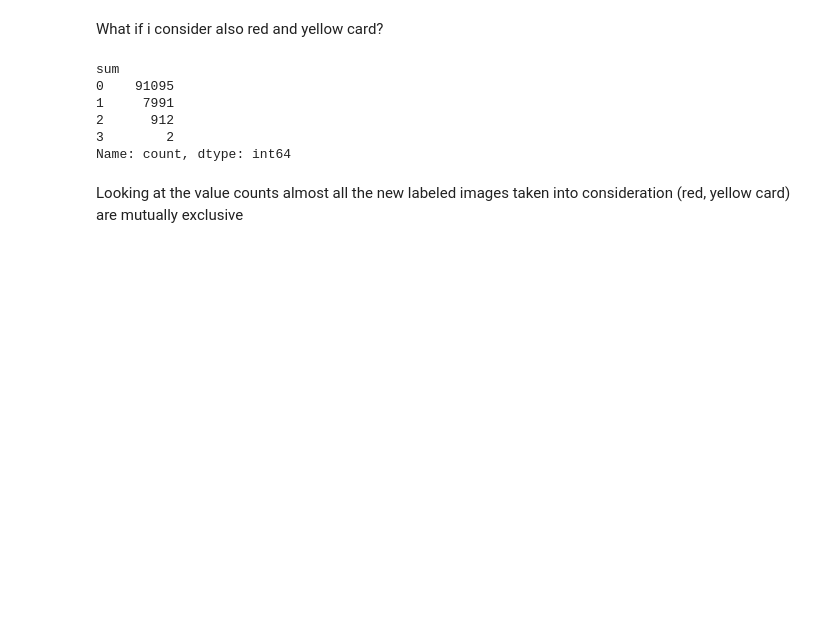
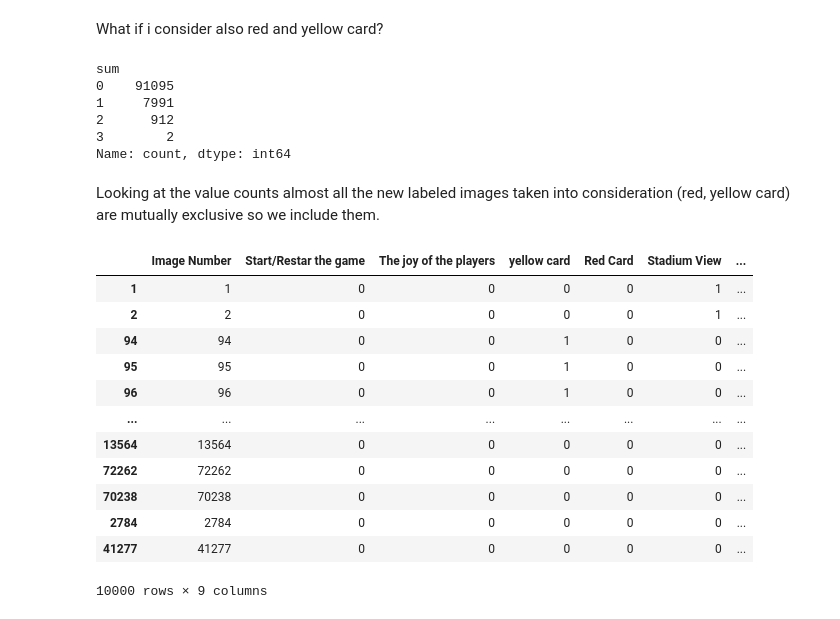
Before and after one commit to beatricecitterio/cv-project, a Jupyter notebook: data_loading.ipynb, the cells around one changed output. Cells and saved outputs as stored; diff of their text form; code cells hidden in the pictures; blank space fills up the shorter version.

```diff
--- a/data_loading.ipynb
+++ b/data_loading.ipynb
@@ -226,11 +226,11 @@ Name: count, dtype: int64
 What if i consider also red and yellow card?
 # %%
 # drop some columns
-subset2 = labels_df.drop(columns=['Gate ', 'Ball', 'referee Image'])
+subset3 = labels_df.drop(columns=['Gate ', 'Ball', 'referee Image'])
 # %%
 # add a column to subset with the sum of the values in the other columns
-subset2['sum'] = subset2.sum(axis=1)
-subset2['sum'].value_counts()
+subset3['sum'] = subset3.sum(axis=1)
+subset3['sum'].value_counts()
 # %% [output]
 sum
 0    91095
@@ -239,4 +239,4 @@ sum
 3        2
 Name: count, dtype: int64
 # %% [markdown]
-Looking at the value counts almost all the new labeled images taken into consideration (red, yellow card) are mutually exclusive
+Looking at the value counts almost all the new labeled images taken into consideration (red, yellow card) are mutually exclusive so we include them.
@@ -242,0 +251,21 @@ Looking at the value counts almost all the new labeled images taken into conside
+# %%
+mutually_exclusive = pd.concat([mutually_exclusive, no_label_sample], ignore_index=False)
+# create a new column from the index
+mutually_exclusive['Image Number'] = mutually_exclusive.index
+# I want it to be the first column
+mutually_exclusive = mutually_exclusive[['Image Number'] + [col for col in mutually_exclusive.columns if col != 'Image Number']]
+mutually_exclusive
+# %% [output]
+|  | Image Number | Start/Restar the game | The joy of the players | yellow card | Red Card | Stadium View | ... |
+| 1 | 1 | 0 | 0 | 0 | 0 | 1 | ... |
+| 2 | 2 | 0 | 0 | 0 | 0 | 1 | ... |
+| 94 | 94 | 0 | 0 | 1 | 0 | 0 | ... |
+| 95 | 95 | 0 | 0 | 1 | 0 | 0 | ... |
+| 96 | 96 | 0 | 0 | 1 | 0 | 0 | ... |
+| ... | ... | ... | ... | ... | ... | ... | ... |
+| 13564 | 13564 | 0 | 0 | 0 | 0 | 0 | ... |
+| 72262 | 72262 | 0 | 0 | 0 | 0 | 0 | ... |
+| 70238 | 70238 | 0 | 0 | 0 | 0 | 0 | ... |
+| 2784 | 2784 | 0 | 0 | 0 | 0 | 0 | ... |
+| 41277 | 41277 | 0 | 0 | 0 | 0 | 0 | ... |
+10000 rows × 9 columns
```
Also changed, not shown: parts of 5 cells of this notebook.
